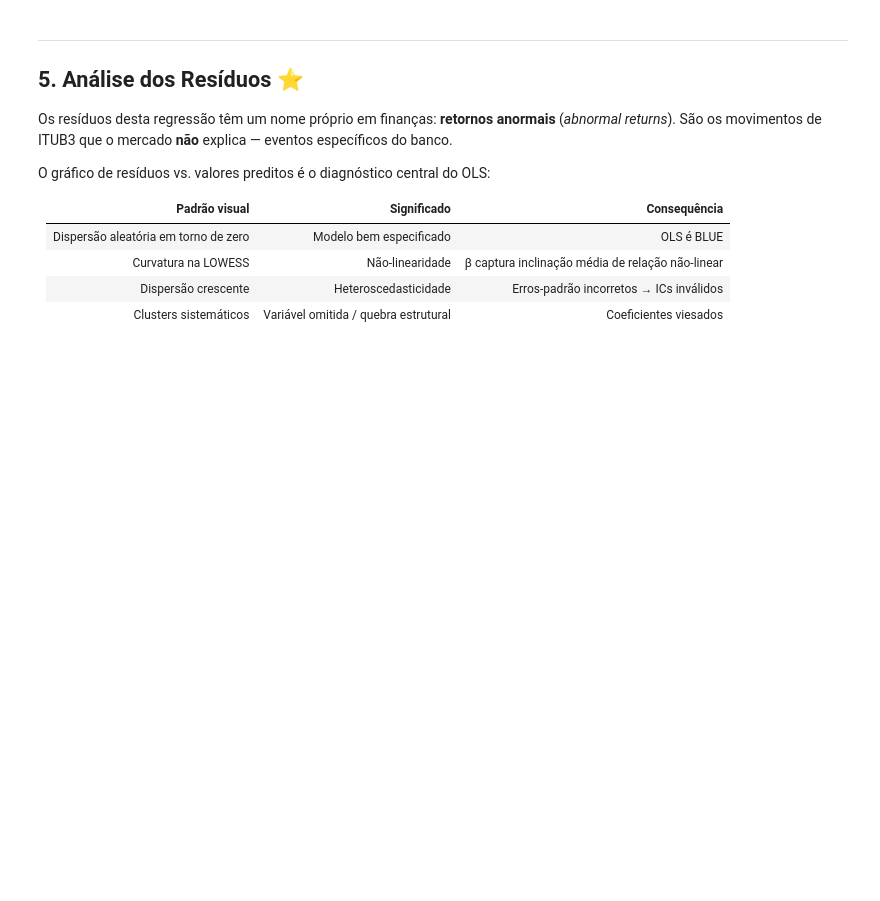
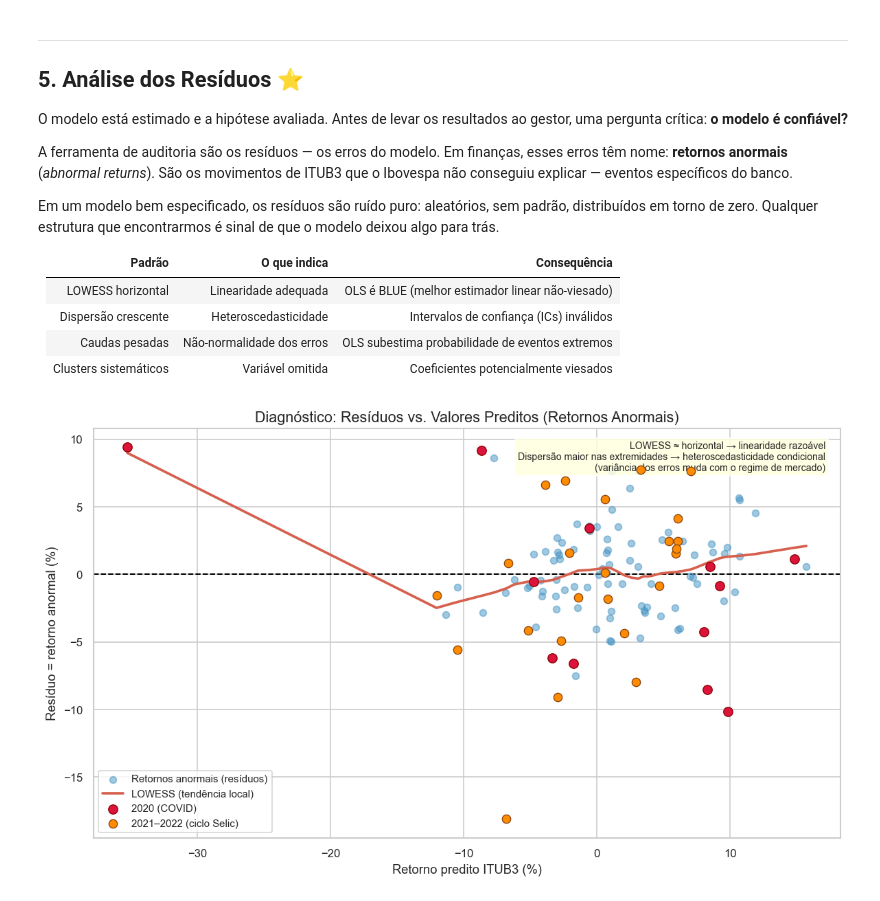
Before and after one commit to jescoelho/ciencia-dados, a Jupyter notebook: notebooks/fundamentos/06_regressao_linear_parte1.ipynb, the cells around one changed output. Drawn from its saved outputs; the diff is of its cells as text; code cells hidden in the pictures; blank space fills up the shorter version.

```diff
--- a/notebooks/fundamentos/06_regressao_linear_parte1.ipynb
+++ b/notebooks/fundamentos/06_regressao_linear_parte1.ipynb
@@ -358,18 +411,22 @@ print(f'  RMSE mensal: {rmse*100:.2f} p.p. — erro médio do modelo em um mês
 # %% [markdown]
+<a id="sec-residuos"></a>
+
 ---
 
 ## 5. Análise dos Resíduos ⭐
 
-Os resíduos desta regressão têm um nome próprio em finanças: **retornos anormais** (*abnormal returns*). São os movimentos de ITUB3 que o mercado **não** explica — eventos específicos do banco.
+O modelo está estimado e a hipótese avaliada. Antes de levar os resultados ao gestor, uma pergunta crítica: **o modelo é confiável?**
 
-O gráfico de resíduos vs. valores preditos é o diagnóstico central do OLS:
+A ferramenta de auditoria são os resíduos — os erros do modelo. Em finanças, esses erros têm nome: **retornos anormais** (*abnormal returns*). São os movimentos de ITUB3 que o Ibovespa não conseguiu explicar — eventos específicos do banco.
 
-| Padrão visual | Significado | Consequência |
+Em um modelo bem especificado, os resíduos são ruído puro: aleatórios, sem padrão, distribuídos em torno de zero. Qualquer estrutura que encontrarmos é sinal de que o modelo deixou algo para trás.
+
+| Padrão | O que indica | Consequência |
 |---|---|---|
-| Dispersão aleatória em torno de zero | Modelo bem especificado | OLS é BLUE |
-| Curvatura na LOWESS | Não-linearidade | β captura inclinação média de relação não-linear |
-| Dispersão crescente | Heteroscedasticidade | Erros-padrão incorretos → ICs inválidos |
-| Clusters sistemáticos | Variável omitida / quebra estrutural | Coeficientes viesados |
+| LOWESS horizontal | Linearidade adequada | OLS é BLUE (melhor estimador linear não-viesado) |
+| Dispersão crescente | Heteroscedasticidade | Intervalos de confiança (ICs) inválidos |
+| Caudas pesadas | Não-normalidade dos erros | OLS subestima probabilidade de eventos extremos |
+| Clusters sistemáticos | Variável omitida | Coeficientes potencialmente viesados |
 # %%
 # LOWESS (Locally Weighted Scatterplot Smoothing): ajusta uma curva suave localmente
 # sem assumir forma funcional — ideal para detectar padrões sistemáticos nos resíduos
@@ -391,32 +448,34 @@ ax.axhline(0, color='black', linewidth=1.2, linestyle='--')
 # Curva LOWESS: se não for aproximadamente horizontal → há padrão sistemático → má especificação
 ax.plot(smooth[:, 0] * 100, smooth[:, 1] * 100,
         color='#d6604d', linewidth=2.2, label='LOWESS (tendência local)', zorder=4)
 
 # Pontos de 2020: crash COVID gerou retornos anormais extremos
 # Esses meses concentram os maiores erros absolutos do modelo
 mask_covid = df.index.year == 2020
 ax.scatter(y_pred[mask_covid] * 100, residuos[mask_covid] * 100,
            color='crimson', s=65, zorder=5, edgecolors='darkred', linewidth=0.8,
            label='2020 (COVID)')
 
 # Pontos de 2021-2022: alta da Selic beneficiou bancos de forma diferente do restante do Ibovespa
 # Isso pode gerar resíduos sistematicamente positivos (modelo subestima ITUB3) no período
 mask_selic = df.index.year.isin([2021, 2022])
 ax.scatter(y_pred[mask_selic] * 100, residuos[mask_selic] * 100,
            color='darkorange', s=55, zorder=5, edgecolors='saddlebrown', linewidth=0.8,
            label='2021–2022 (ciclo Selic)')
 
 ax.set_xlabel('Retorno predito ITUB3 (%)')
 ax.set_ylabel('Resíduo = retorno anormal (%)')
 ax.set_title('Diagnóstico: Resíduos vs. Valores Preditos (Retornos Anormais)')
 ax.legend(fontsize=9)
 
-# Diagnóstico resumido na própria figura — útil durante a apresentação
 ax.text(0.98, 0.97,
         'LOWESS ≈ horizontal → linearidade razoável\n'
-        'Dispersão maior nas extremidades → possível heteroscedasticidade condicional (ARCH)',
+        'Dispersão maior nas extremidades → heteroscedasticidade condicional\n'
+        '(variância dos erros muda com o regime de mercado)',
         transform=ax.transAxes, fontsize=8.5, va='top', ha='right',
         bbox=dict(boxstyle='round', facecolor='lightyellow', alpha=0.85))
 
 plt.tight_layout()
 plt.show()
+# %% [output]
+[figure, added]
```
Also changed, not shown: parts of 22 cells of this notebook.
